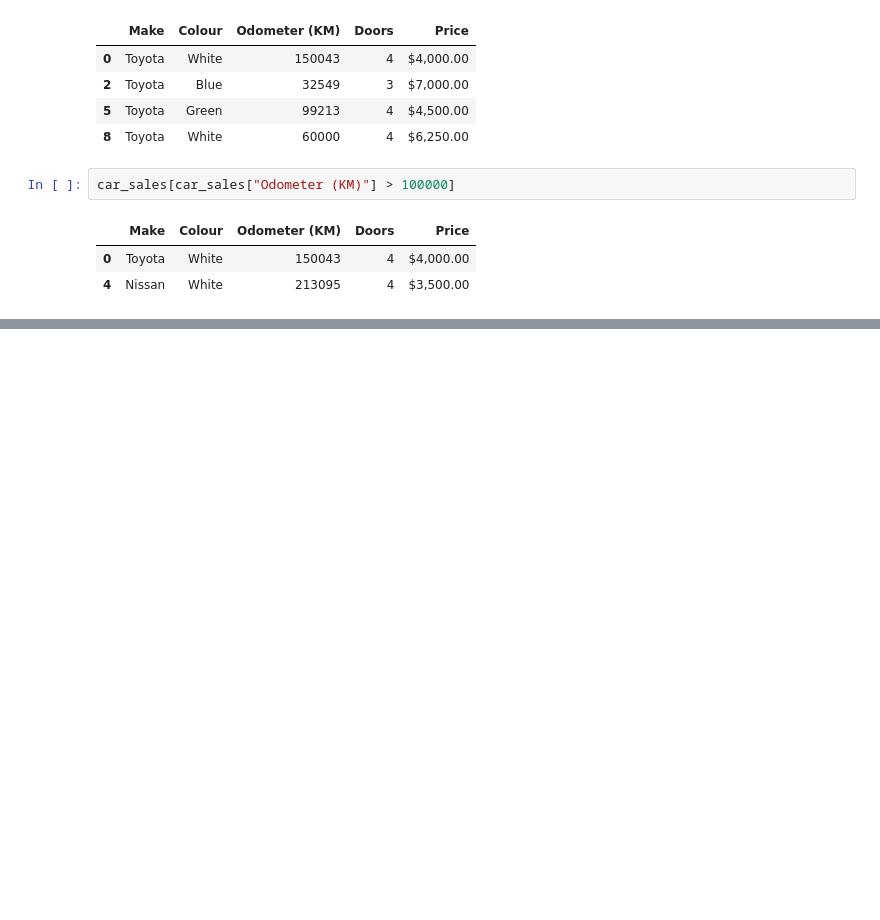
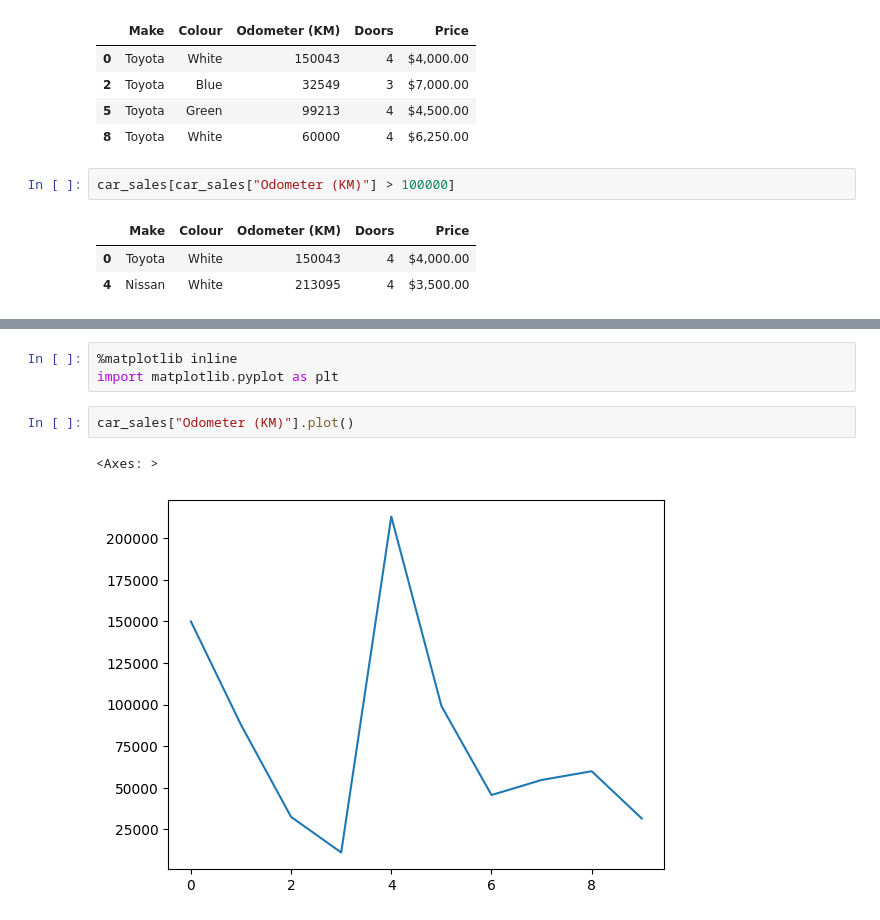
Before and after one commit to Pathum-Piyumal/ml-datascience-practice, a Jupyter notebook: introduction_to_pandas.ipynb, the cells around one changed output, grey strips where cells are left out. Cells and saved outputs as stored; diff of their text form; blank space fills up the shorter version.

```diff
--- a/introduction_to_pandas.ipynb
+++ b/introduction_to_pandas.ipynb
@@ -310,0 +330,8 @@ car_sales[car_sales["Odometer (KM)"] > 100000]
+# %%
+%matplotlib inline
+import matplotlib.pyplot as plt
+# %%
+car_sales["Odometer (KM)"].plot()
+# %% [output]
+<Axes: >
+[figure, added]
```
Also changed, not shown: parts of 7 cells of this notebook.
